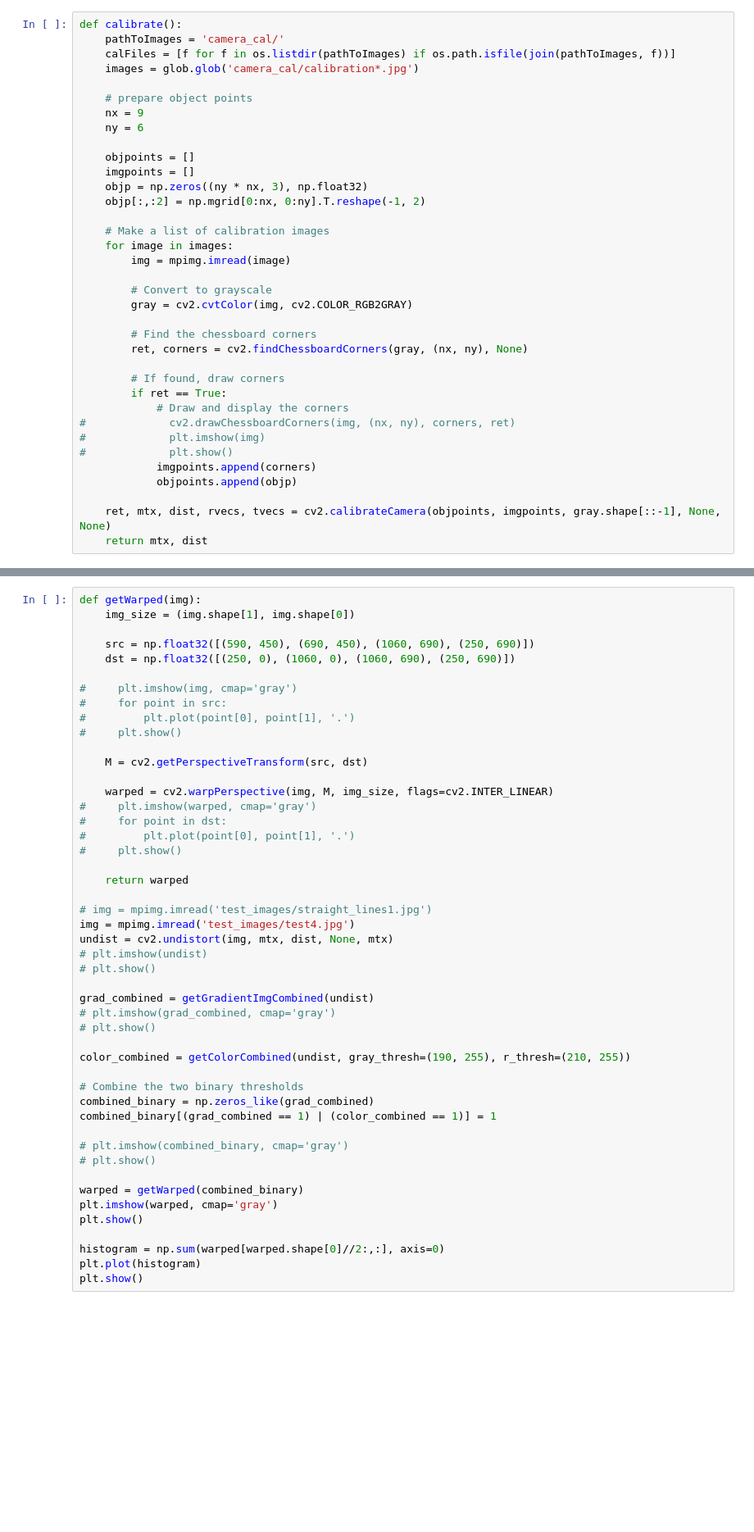
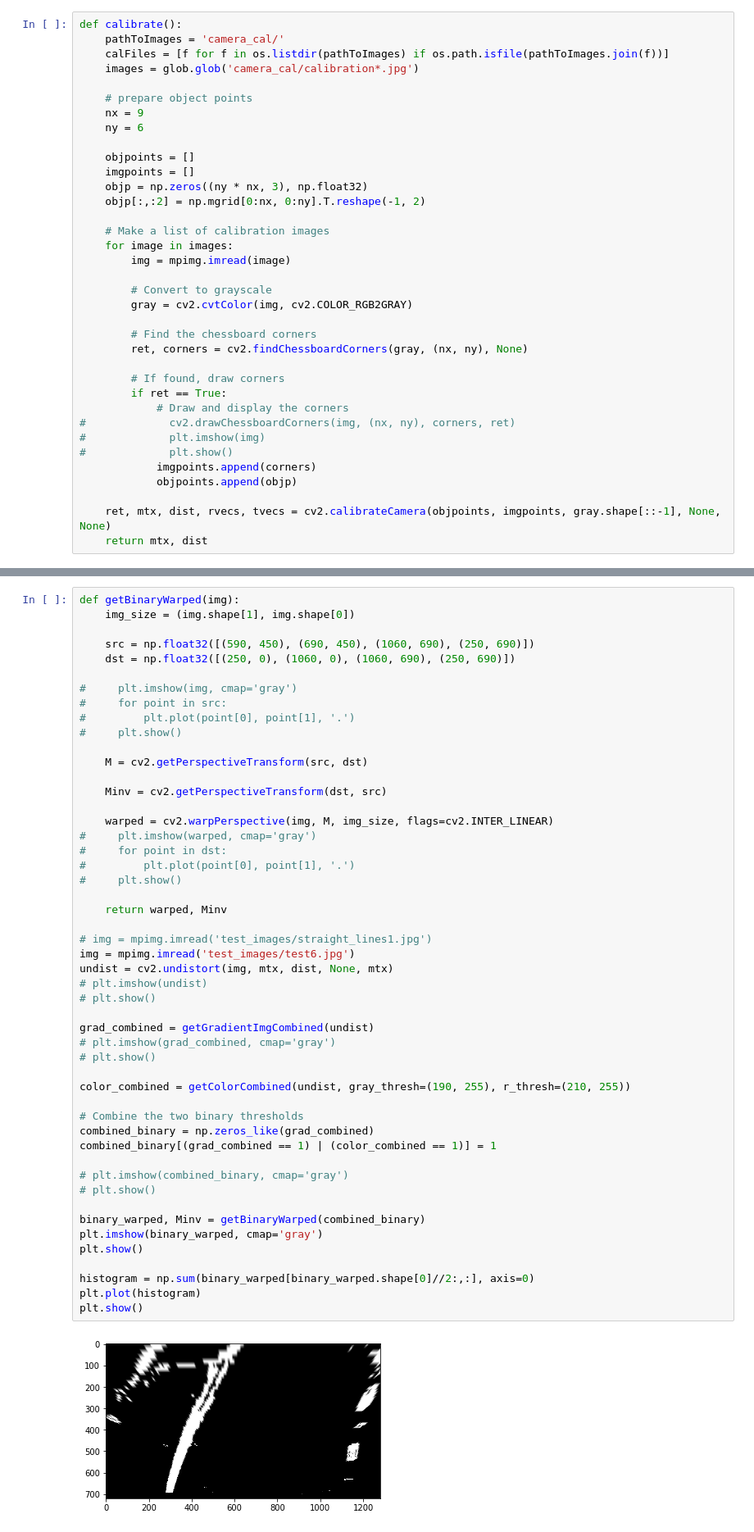
Before and after one commit to Alexander-Rogin/CarND-Advanced-Lane-Lines, a Jupyter notebook: Solution.ipynb, the cells around one changed output, grey strips where cells are left out. Shown: that part at 82% size. Cells and saved outputs as stored; diff of their text form; blank space fills up the shorter version.

Commit message:
Image processing

```diff
--- a/Solution.ipynb
+++ b/Solution.ipynb
@@ -8,7 +8,7 @@ import os
 # %%
 def calibrate():
     pathToImages = 'camera_cal/'
-    calFiles = [f for f in os.listdir(pathToImages) if os.path.isfile(join(pathToImages, f))]
+    calFiles = [f for f in os.listdir(pathToImages) if os.path.isfile(pathToImages.join(f))]
     images = glob.glob('camera_cal/calibration*.jpg')
 
     # prepare object points
@@ -142,7 +140,7 @@ def getColorCombined(undist,
 
     return combined
 # %%
-def getWarped(img):
+def getBinaryWarped(img):
     img_size = (img.shape[1], img.shape[0])
 
     src = np.float32([(590, 450), (690, 450), (1060, 690), (250, 690)])
@@ -155,37 +153,41 @@ def getWarped(img):
 
     M = cv2.getPerspectiveTransform(src, dst)
 
+    Minv = cv2.getPerspectiveTransform(dst, src)
+
     warped = cv2.warpPerspective(img, M, img_size, flags=cv2.INTER_LINEAR)
 #     plt.imshow(warped, cmap='gray')
 #     for point in dst:
 #         plt.plot(point[0], point[1], '.')
 #     plt.show()
 
-    return warped
+    return warped, Minv
 
 # img = mpimg.imread('test_images/straight_lines1.jpg')
-img = mpimg.imread('test_images/test4.jpg')
+img = mpimg.imread('test_images/test6.jpg')
 undist = cv2.undistort(img, mtx, dist, None, mtx)
 # plt.imshow(undist)
 # plt.show()
 
 grad_combined = getGradientImgCombined(undist)
 # plt.imshow(grad_combined, cmap='gray')
 # plt.show()
 
 color_combined = getColorCombined(undist, gray_thresh=(190, 255), r_thresh=(210, 255))
 
 # Combine the two binary thresholds
 combined_binary = np.zeros_like(grad_combined)
 combined_binary[(grad_combined == 1) | (color_combined == 1)] = 1
 
 # plt.imshow(combined_binary, cmap='gray')
 # plt.show()
 
-warped = getWarped(combined_binary)
-plt.imshow(warped, cmap='gray')
+binary_warped, Minv = getBinaryWarped(combined_binary)
+plt.imshow(binary_warped, cmap='gray')
 plt.show()
 
-histogram = np.sum(warped[warped.shape[0]//2:,:], axis=0)
+histogram = np.sum(binary_warped[binary_warped.shape[0]//2:,:], axis=0)
 plt.plot(histogram)
 plt.show()
+# %% [output]
+[figure, added]
```
Also changed, not shown: parts of 6 cells of this notebook.
